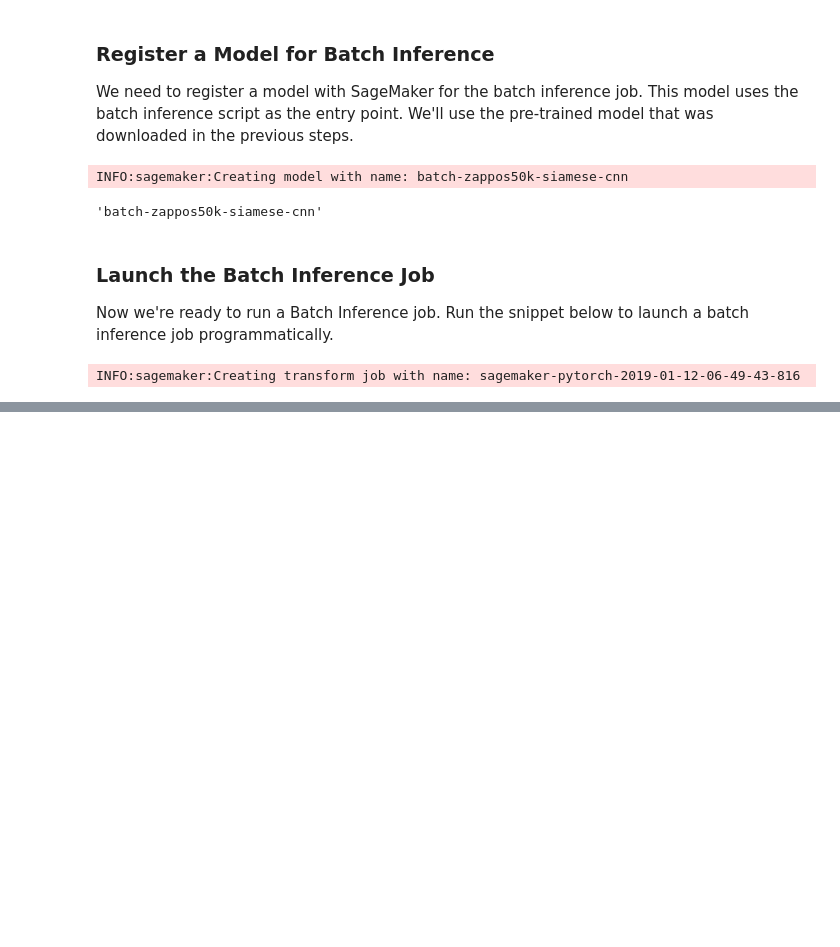
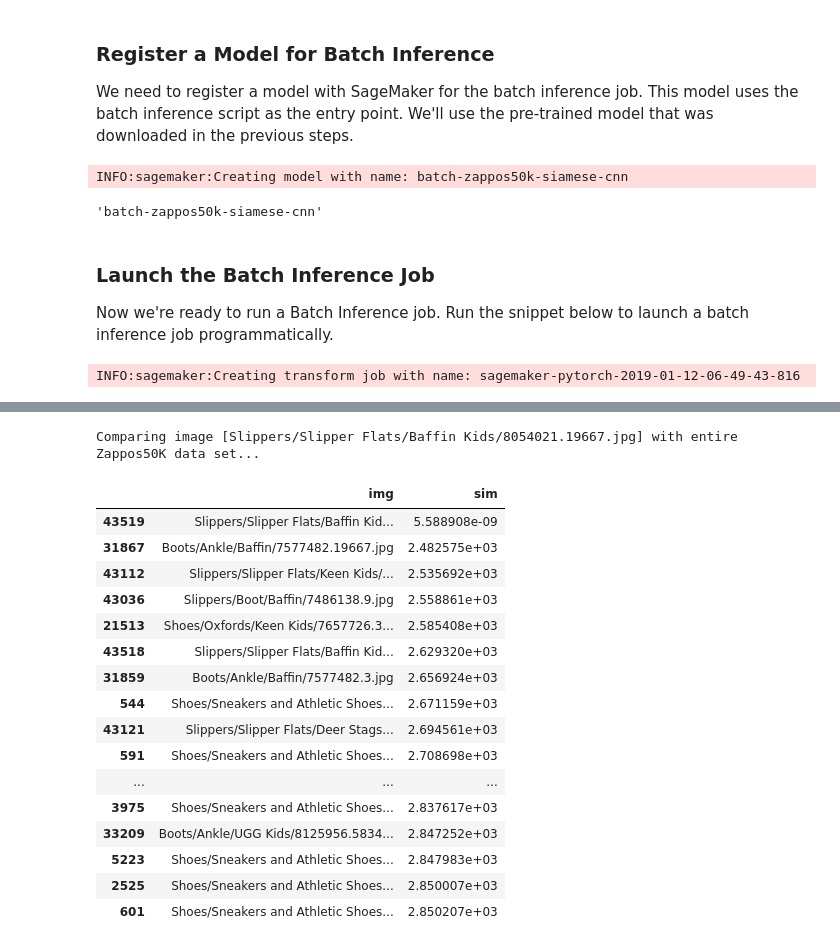
Before and after one commit to aws-samples/aws-sagemaker-pytorch-shop-by-style, a Jupyter notebook: notebooks/shop-by-style-model-on-pytorch.ipynb, the cells around one changed output, grey strips where cells are left out. Cells and saved outputs as stored; diff of their text form; code cells hidden in the pictures; blank space fills up the shorter version.

```diff
--- a/notebooks/shop-by-style-model-on-pytorch.ipynb
+++ b/notebooks/shop-by-style-model-on-pytorch.ipynb
@@ -866,0 +1040,69 @@ INFO:sagemaker:Creating transform job with name: sagemaker-pytorch-2019-01-12-06
+# %%
+import torch
+
+SEARCH_IMG='Slippers/Slipper Flats/Baffin Kids/8054021.19667.jpg'
+DEVICE = torch.device('cuda' if torch.cuda.is_available() else 'cpu')
+DATA_DIR = os.path.join(WORKING_DIR,'ut-zap50k-images-square')
+PARAM_BATCH_SIZE = 16
+
+print('Comparing image ['+SEARCH_IMG+'] with entire Zappos50K data set...')
+
+outputs= []
+model = deep_image_classification_model()
+model = model.to(DEVICE)
+model.eval()
+
+img = getImageTensor(os.path.join(WORKING_DIR,'ut-zap50k-images-square',SEARCH_IMG),TRANSFORMATIONS)
+img.unsqueeze_(0)
+img = img.to(DEVICE)
+
+model.forward(img)
+target_gms = calc_gram_matrices(outputs)
+
+zapposDS = Zappos50kDataset(ZAPPOS50K_INDEX, DATA_DIR, TRANSFORMATIONS)
+zapposDL = torch.utils.data.DataLoader(dataset=zapposDS, batch_size= PARAM_BATCH_SIZE, shuffle=False)
+
+results = None
+
+for data in zapposDL:
+
+    names = data.get('name')
+    images = data.get('tensor').to(DEVICE)
+
+    outputs= []
+    model.forward(images)
+    compare_gms = calc_gram_matrices(outputs)
+
+    distances = avg_gram_distance(target_gms,compare_gms,outputs)
+    distances= distances.cpu().detach().numpy()
+
+    df1= pd.DataFrame(names, columns=['img'])
+    df2= pd.DataFrame(distances, columns=['sim'])
+    df= df1.merge(df2, left_index=True,right_index=True)
+
+    if results is not None :
+        results=results.append(df, ignore_index=True)
+    else :
+        results = df
+
+results = results.sort_values(by=['sim'])
+display(results.head(30))
+# %% [output]
+Comparing image [Slippers/Slipper Flats/Baffin Kids/8054021.19667.jpg] with entire Zappos50K data set...
+|  | img | sim |
+| 43519 | Slippers/Slipper Flats/Baffin Kid... | 5.588908e-09 |
+| 31867 | Boots/Ankle/Baffin/7577482.19667.jpg | 2.482575e+03 |
+| 43112 | Slippers/Slipper Flats/Keen Kids/... | 2.535692e+03 |
+| 43036 | Slippers/Boot/Baffin/7486138.9.jpg | 2.558861e+03 |
+| 21513 | Shoes/Oxfords/Keen Kids/7657726.3... | 2.585408e+03 |
+| 43518 | Slippers/Slipper Flats/Baffin Kid... | 2.629320e+03 |
+| 31859 | Boots/Ankle/Baffin/7577482.3.jpg | 2.656924e+03 |
+| 544 | Shoes/Sneakers and Athletic Shoes... | 2.671159e+03 |
+| 43121 | Slippers/Slipper Flats/Deer Stags... | 2.694561e+03 |
+| 591 | Shoes/Sneakers and Athletic Shoes... | 2.708698e+03 |
+| ... | ... | ... |
+| 3975 | Shoes/Sneakers and Athletic Shoes... | 2.837617e+03 |
+| 33209 | Boots/Ankle/UGG Kids/8125956.5834... | 2.847252e+03 |
+| 5223 | Shoes/Sneakers and Athletic Shoes... | 2.847983e+03 |
+| 2525 | Shoes/Sneakers and Athletic Shoes... | 2.850007e+03 |
+| 601 | Shoes/Sneakers and Athletic Shoes... | 2.850207e+03 |
```
Also changed, not shown: parts of 15 cells of this notebook.
